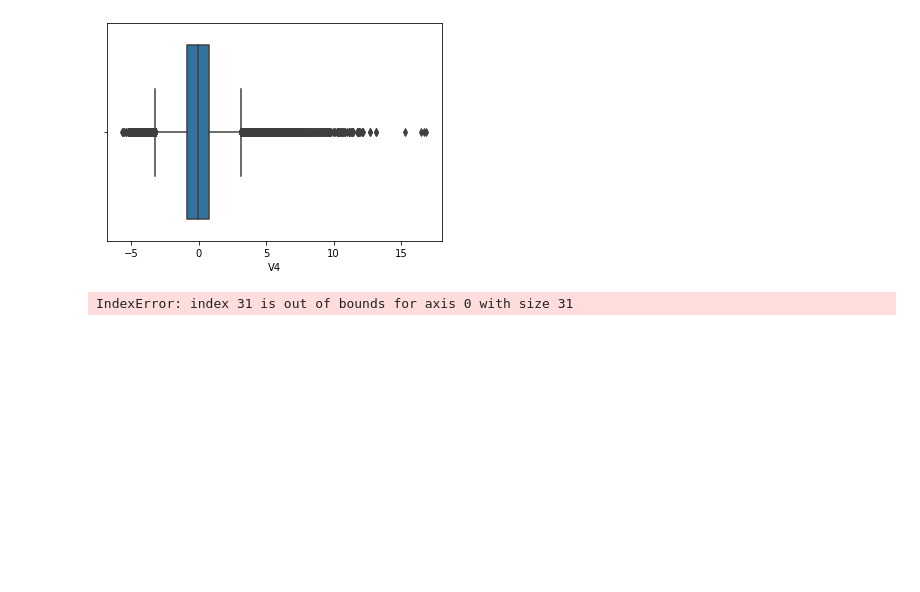
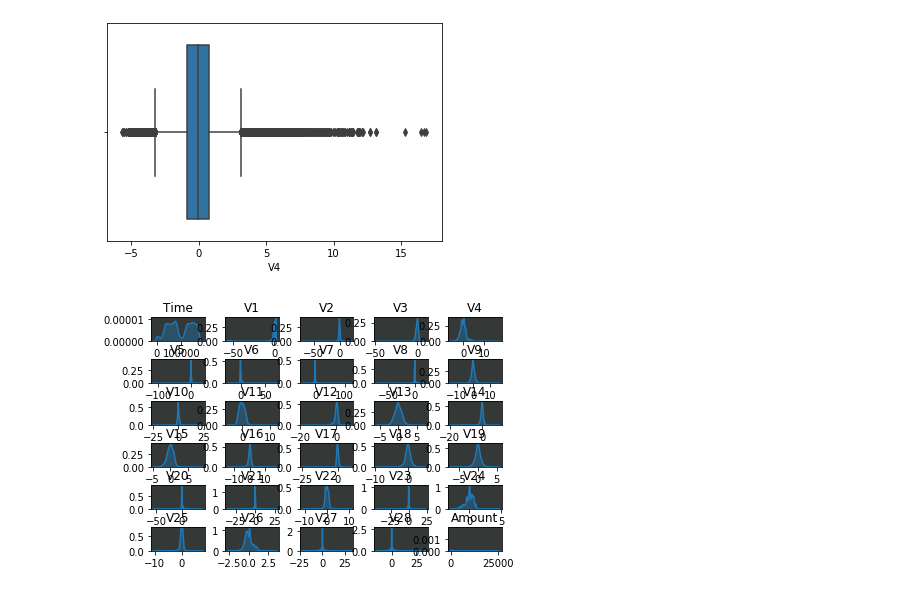
Before and after one commit to ipatel467/Credit-Card-Fraud-Detection, a Jupyter notebook: Index.ipynb, the cells around one changed output. Saved outputs shown, nothing was run; the diff lists cells and outputs as text; code cells hidden in the pictures; blank space fills up the shorter version.

```diff
--- a/Index.ipynb
+++ b/Index.ipynb
@@ -9,4 +9,5 @@ from scipy.stats import norm
 from scipy.stats import multivariate_normal
 from sklearn.preprocessing import MinMaxScaler
 # %%
-df = pd.read_csv(r'/Users/ibby/Desktop/frauddata.csv')
+# Import the data
+df_original = pd.read_csv(r'/Users/ibby/Desktop/frauddata.csv')
@@ -54,0 +14,3 @@ dtype: object
+# %%
+# Make a copy of the dataset and work on that
+df = df_original.copy()
@@ -150,13 +158,13 @@ sns.boxplot(df['V4'])
 <matplotlib.axes._subplots.AxesSubplot at 0x...>
 [figure]
 # %%
-fig, axs = plt.subplots(9, 5, squeeze=False)
+fig, axs = plt.subplots(6, 5, squeeze=False)
 for i, ax in enumerate(axs.flatten()):
     ax.set_facecolor('xkcd:charcoal')
     ax.set_title(df.columns[i])
     sns.distplot(df.iloc[:, i], ax=ax, fit_kws={"color": "#4e8ef5"})
     ax.set_xlabel('')
 fig.tight_layout(h_pad=-1.5, w_pad=-1.5)
 plt.show()
 # %% [output]
-IndexError: index 31 is out of bounds for axis 0 with size 31
+[figure, added]
```
Also changed, not shown: parts of 8 cells of this notebook, 1 other file.
